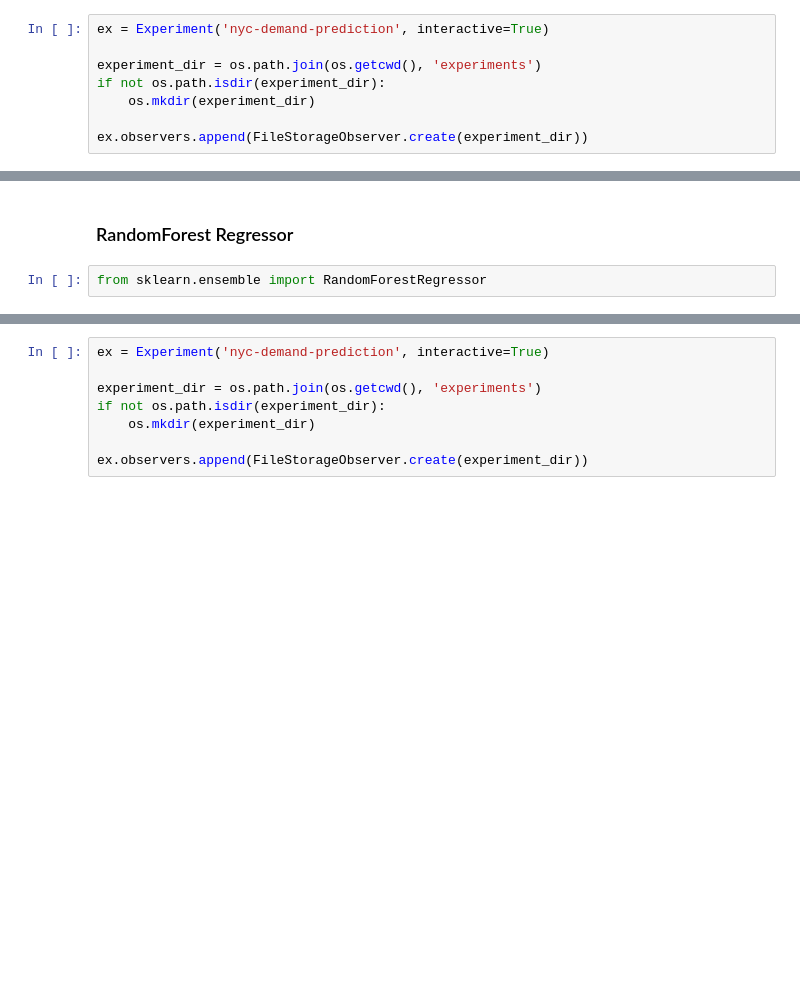
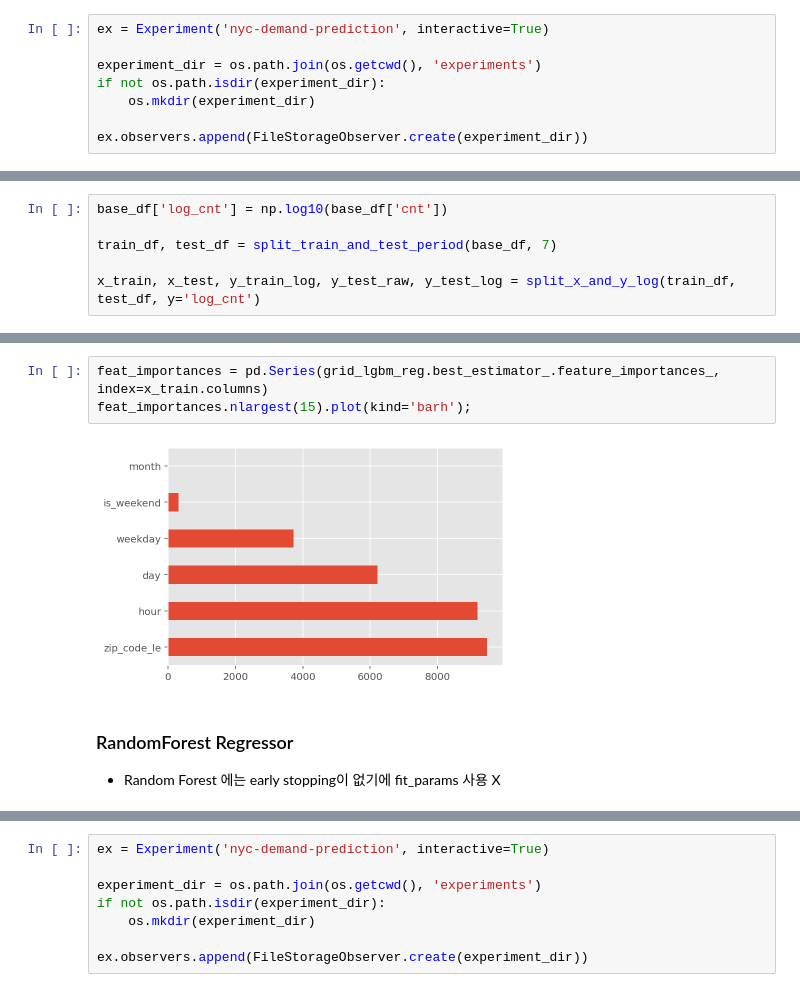
Before and after one commit to aeea-0605/taxi-demand-repo, a Jupyter notebook: notebooks/04_ensemble_modeling.ipynb, the cells around one changed output, grey strips where cells are left out. Saved outputs shown, nothing was run; the diff lists cells and outputs as text; blank space fills up the shorter version.

```diff
--- a/notebooks/04_ensemble_modeling.ipynb
+++ b/notebooks/04_ensemble_modeling.ipynb
@@ -350,0 +364,6 @@ feat_importances.nlargest(15).plot(kind='barh');
+# %%
+base_df['log_cnt'] = np.log10(base_df['cnt'])
+
+train_df, test_df = split_train_and_test_period(base_df, 7)
+
+x_train, x_test, y_train_log, y_test_raw, y_test_log = split_x_and_y_log(train_df, test_df, y='log_cnt')
@@ -351,4 +450,8 @@ feat_importances.nlargest(15).plot(kind='barh');
+# %%
+feat_importances = pd.Series(grid_lgbm_reg.best_estimator_.feature_importances_, index=x_train.columns)
+feat_importances.nlargest(15).plot(kind='barh');
+# %% [output]
+[figure, added]
 # %% [markdown]
 ### RandomForest Regressor
+- Random Forest 에는 early stopping이 없기에 fit_params 사용 X
-# %%
-from sklearn.ensemble import RandomForestRegressor
```
Also changed, not shown: parts of 59 cells of this notebook.
